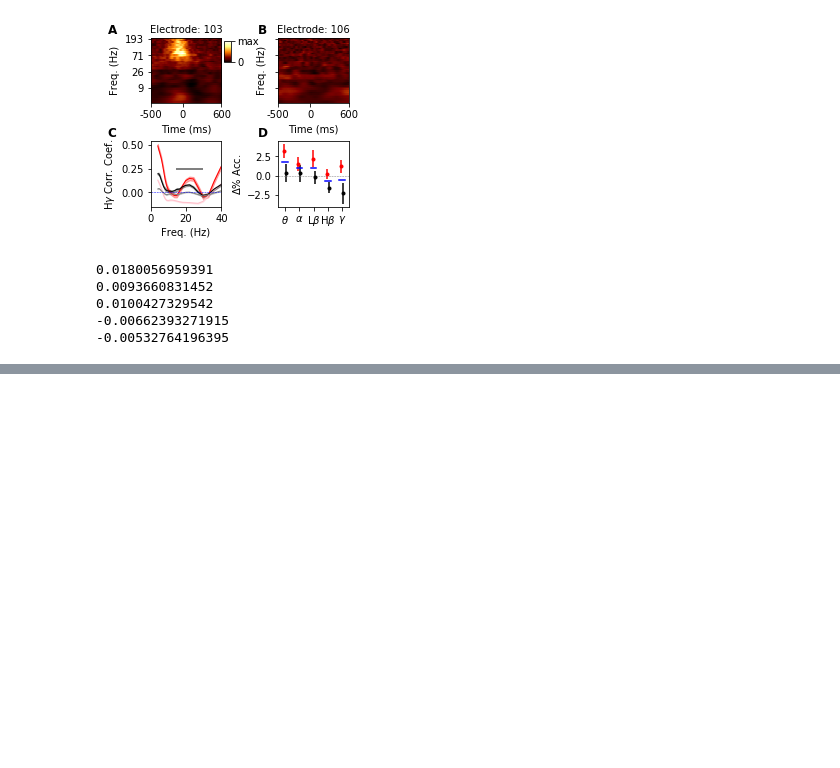
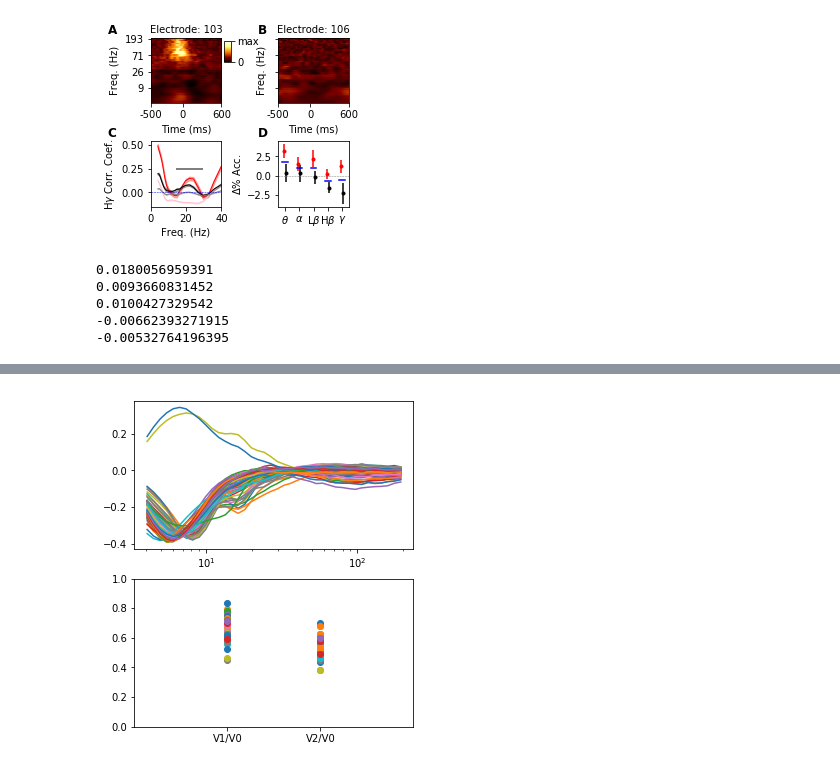
Before and after one commit to BouchardLab/cv_paper_plots, a Jupyter notebook: xfreq/xfreq_plots.ipynb, the cells around one changed output, grey strips where cells are left out. Drawn from its saved outputs; the diff is of its cells as text; code cells hidden in the pictures; blank space fills up the shorter version.

```diff
--- a/xfreq/xfreq_plots.ipynb
+++ b/xfreq/xfreq_plots.ipynb
@@ -452,0 +613,14 @@ for ba in band_abbreviations:
+# %%
+C0s = np.zeros((len(good_channels), 40))
+f, (ax0, ax1) = plt.subplots(2, figsize=(5, 6))
+for ii in range(len(good_channels)):
+    ax1.scatter([0, 1], evs[ii, 1:]/evs[ii, 0])
+    ax0.plot(freqs, pcs[ii, 0])
+ax0.set_xscale('log')
+ax1.set_xticks([0, 1])
+ax1.set_xticklabels(['V1/V0', 'V2/V0'])
+ax1.set_xlim(-1, 2)
+ax1.set_ylim(0, 1)
+plt.savefig(os.path.join(folder, 'PCs0_allelec.pdf'))
+# %% [output]
+[figure, added]
```
Also changed, not shown: parts of 18 cells of this notebook.
